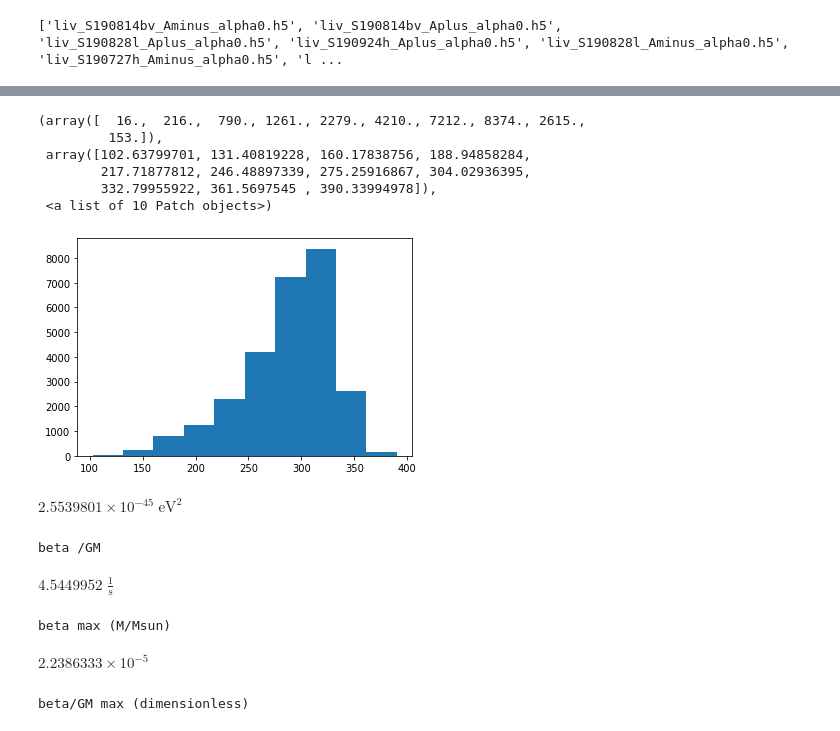
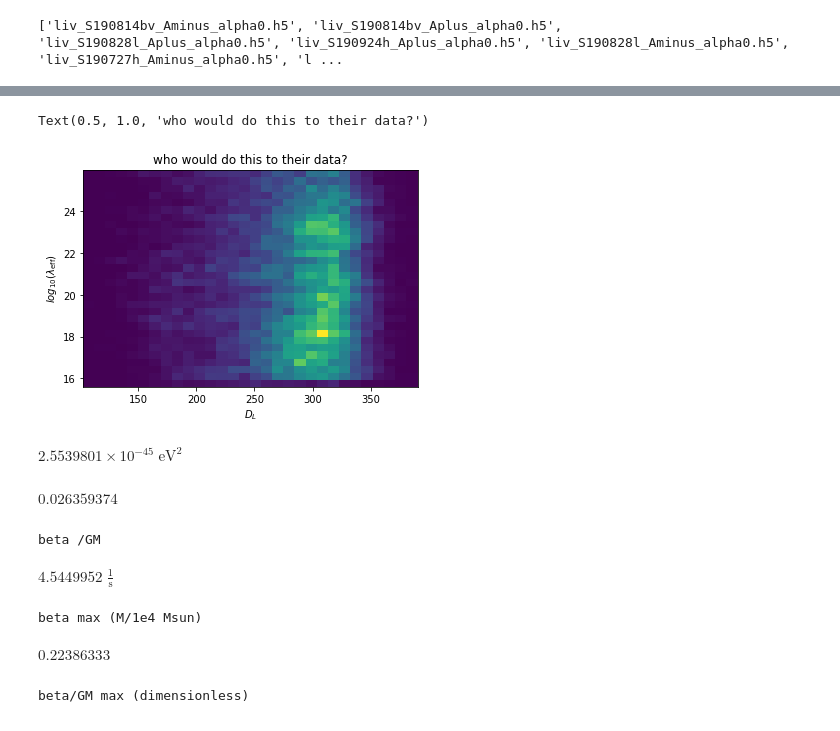
Before and after one commit to Richard-Sti/GSHE_public, a Jupyter notebook: scripts/plot_liv.ipynb, the cells around one changed output, grey strips where cells are left out. Cells and saved outputs as stored; diff of their text form; code cells hidden in the pictures.

```diff
--- a/scripts/plot_liv.ipynb
+++ b/scripts/plot_liv.ipynb
@@ -61,11 +61,9 @@ plt.xscale('log')
-# %%
-plt.hist(s["luminosity_distance"])
-# %% [output]
-(array([  16.,  216.,  790., 1261., 2279., 4210., 7212., 8374., 2615.,
-         153.]),
- array([102.63799701, 131.40819228, 160.17838756, 188.94858284,
-        217.71877812, 246.48897339, 275.25916867, 304.02936395,
-        332.79955922, 361.5697545 , 390.33994978]),
- <a list of 10 Patch objects>)
-[figure, removed]
+# %%
+plt.hist2d(s['luminosity_distance'],s['log10lambda_eff'],[30,30])
+plt.xlabel(r'$D_L$')
+plt.ylabel(r'$log_{10}(\lambda_{\rm eff})$')
+plt.title('who would do this to their data?')
+# %% [output]
+Text(0.5, 1.0, 'who would do this to their data?')
+[figure, added]
 # %%
@@ -75,6 +74,24 @@ A0_typical = ((c.h*c.c/(l_eff_typical)).to(u.eV))**2
 A0_typical
 # %% [output]
 $2.5539801 \times 10^{-45} \; \mathrm{eV^{2}}$
+# %%
+#beta_4 = (1e4GM_sun) A0 D_L
+
+def beta_from_chains(samples, M=1e4):
+    ''' return posteriors for beta
+        s -> chains
+        M -> central BH mass
+    '''
+
+    A0 = GSHEWaveform.A0_from_sample(
+            10**samples["log10lambda_eff"], samples["redshift"],
+            samples["luminosity_distance"])*(u.peV/(c.c*c.h))**2
+    return (M*samples['luminosity_distance']*u.Mpc*A0*(c.G*u.Msun/c.c**2)).decompose()
+
+beta_4 = beta_from_chains(s)
+np.quantile(beta_4,0.9)
+# %% [output]
+$0.026359374 \; \mathrm{}$
 # %%
 print('beta /GM')
 ((A0_typical*(DL_typical)/c.c**1/c.h**2)).decompose()
@@ -82,11 +99,11 @@ print('beta /GM')
 beta /GM
 $4.5449952 \; \mathrm{\frac{1}{s}}$
 # %%
-print('beta max (M/Msun)')
-(A0_typical*(DL_typical)/c.c**2/c.h**2*c.G*u.solMass/c.c**2).decompose()
+print('beta max (M/1e4 Msun)')
+(1e4*A0_typical*(DL_typical)/c.c**2/c.h**2*c.G*u.solMass/c.c**2).decompose()
 # %% [output]
-beta max (M/Msun)
+beta max (M/1e4 Msun)
-$2.2386333 \times 10^{-5} \; \mathrm{}$
+$0.22386333 \; \mathrm{}$
 # %%
 print('beta/GM max (dimensionless)')
 ((A0_typical*(DL_typical))*c.G/c.c**6).decompose()
```
Also changed, not shown: parts of 21 cells of this notebook.
